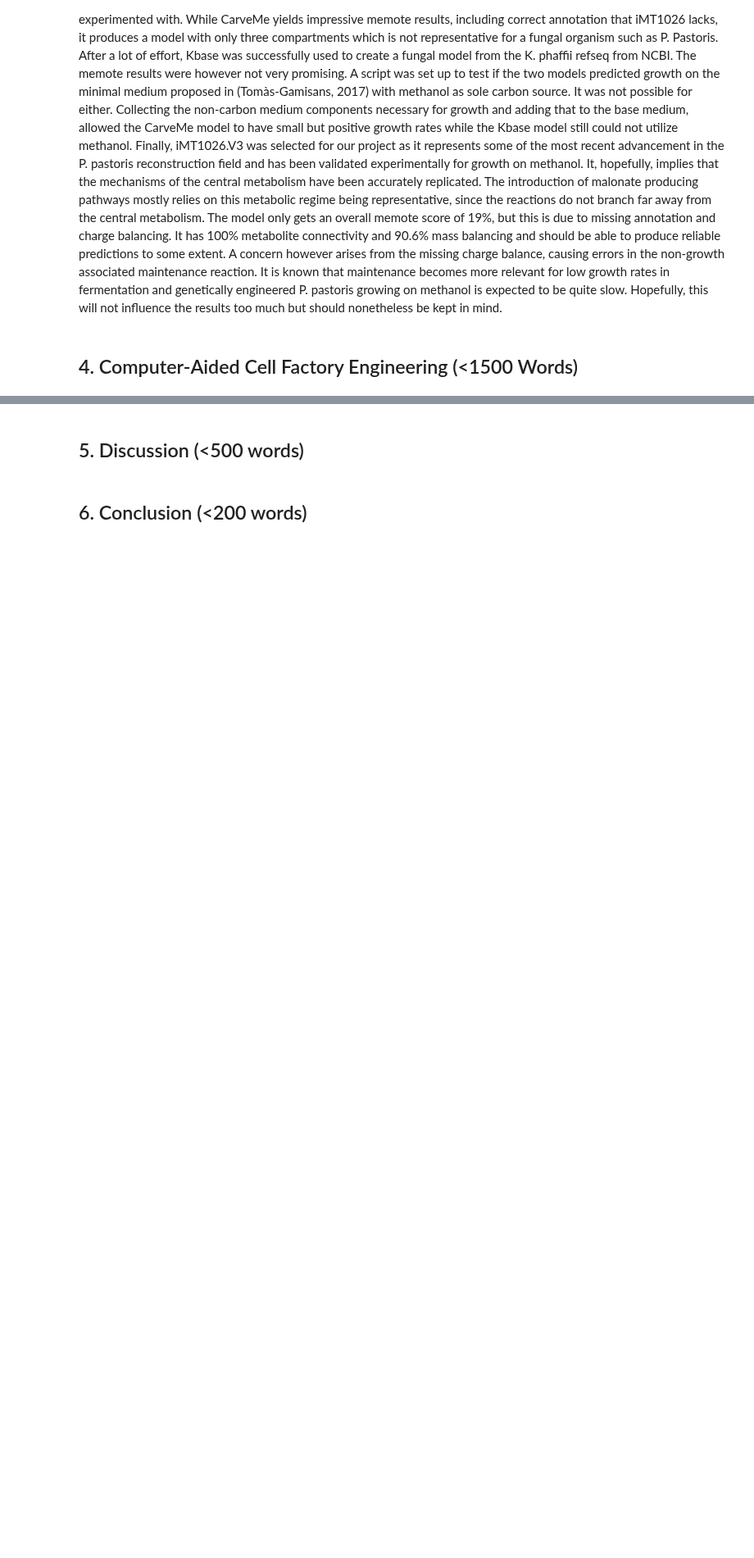
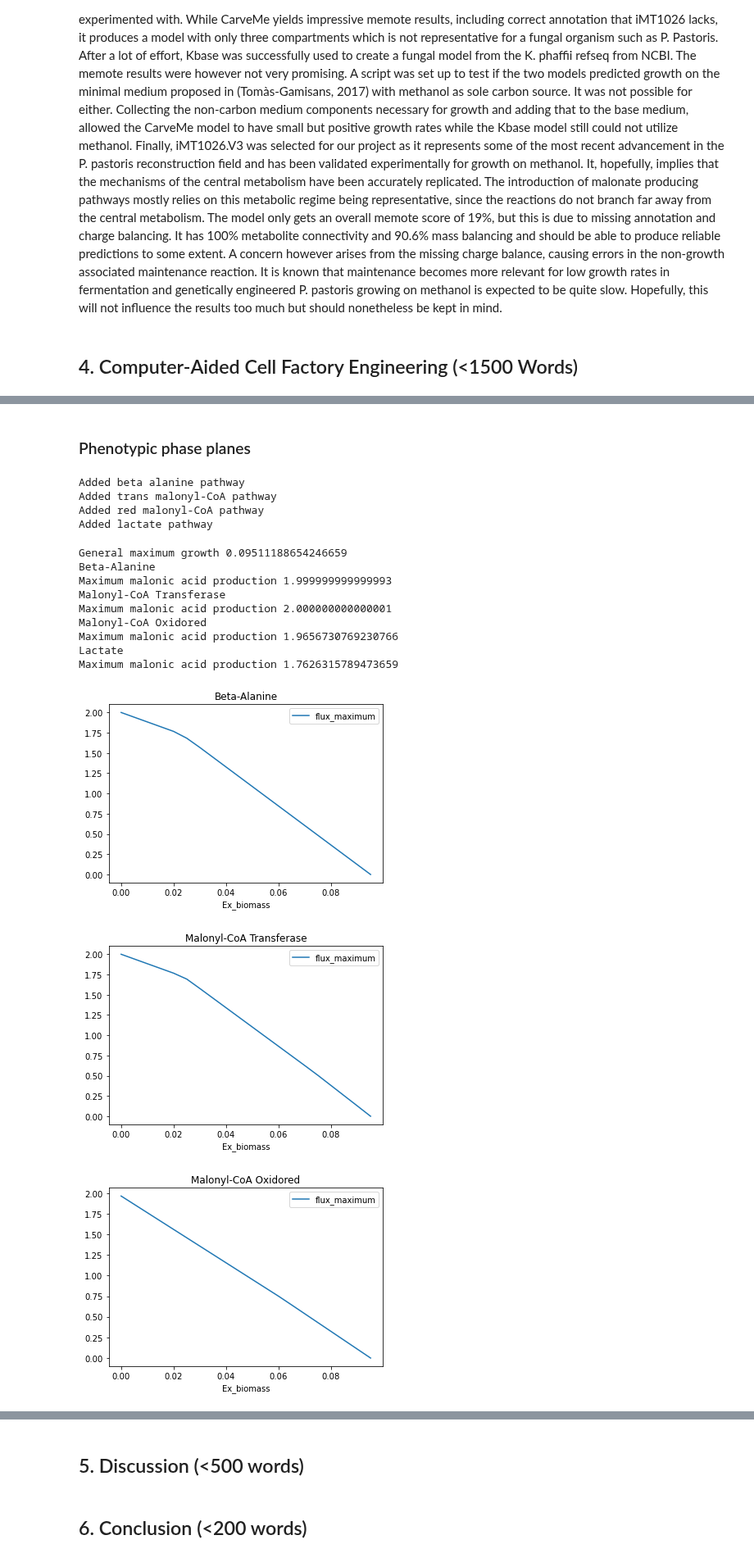
Before and after one commit to 27410/group-assignment-2021-group-8-malonic-acid-in-k-phaffii, a Jupyter notebook: Report.ipynb, the cells around one changed output, grey strips where cells are left out. Shown at 82% size. Cells and saved outputs as stored; diff of their text form; code cells hidden in the pictures; blank space fills up the shorter version.

```diff
--- a/Report.ipynb
+++ b/Report.ipynb
@@ -80,0 +57,7 @@ with model:
+# %%
+# Importing used packages and model
+%matplotlib inline
+from cobra.io import read_sbml_model
+from cobra import Reaction, Metabolite
+model = read_sbml_model('models/iMT1026-v4.xml')
+%run -i scripts/create_pathway.ipynb  # runs other script with included function to alter model
@@ -80,0 +70,8 @@ with model:
+# %%
+# Realistic methanol uptake rates cf.Tomàs‐Gamisans 2018
+medium = model.medium
+medium['Ex_meoh'] = 6
+medium['Ex_glyc'] = 0
+model.medium = medium
+model.objective = model.reactions.Ex_biomass
+solution = model.optimize()
@@ -80,0 +93,46 @@ with model:
+# %% [markdown]
+### Phenotypic phase planes
+# %%
+#factor_growth = 0.5
+beta_model = create_pathway(model.copy(),1)
+trn_malonyl_model = create_pathway(model.copy(),2)
+red_malonyl_model = create_pathway(model.copy(),3)
+lactate_model = create_pathway(model.copy(),4)
+models = [(beta_model,'Beta-Alanine'),(trn_malonyl_model,'Malonyl-CoA Transferase'),(red_malonyl_model,'Malonyl-CoA Oxidored'),(lactate_model,'Lactate')]
+# %% [output]
+Added beta alanine pathway
+Added trans malonyl-CoA pathway
+Added red malonyl-CoA pathway
+Added lactate pathway
+# %%
+from cobra.flux_analysis.phenotype_phase_plane import production_envelope
+# import pandas as pd  # todo try to put all 4 graphs into one plot for better visability
+model.medium = medium
+model.objective = model.reactions.get_by_id('Ex_biomass')
+print('General maximum growth',model.slim_optimize())
+
+for pairing in models:
+    pathway_model = pairing[0]
+    print(pairing[1])
+    with pathway_model:
+        #print(medium)
+        pathway_model.medium = medium
+        pathway_model.objective = pathway_model.reactions.get_by_id('Ex_mln')
+        print('Maximum malonic acid production',pathway_model.slim_optimize())
+        ppp = production_envelope(pathway_model,
+                    reactions='Ex_biomass',
+                    objective='Ex_mln')
+        ppp.plot(x='Ex_biomass', y='flux_maximum', title=pairing[1])
+# %% [output]
+General maximum growth 0.09511188654246659
+Beta-Alanine
+Maximum malonic acid production 1.999999999999993
+Malonyl-CoA Transferase
+Maximum malonic acid production 2.000000000000001
+Malonyl-CoA Oxidored
+Maximum malonic acid production 1.9656730769230766
+Lactate
+Maximum malonic acid production 1.7626315789473659
+[figure, added]
+[figure, added]
+[figure, added]
```
Also changed, not shown: parts of 28 cells of this notebook, 4 other files.
